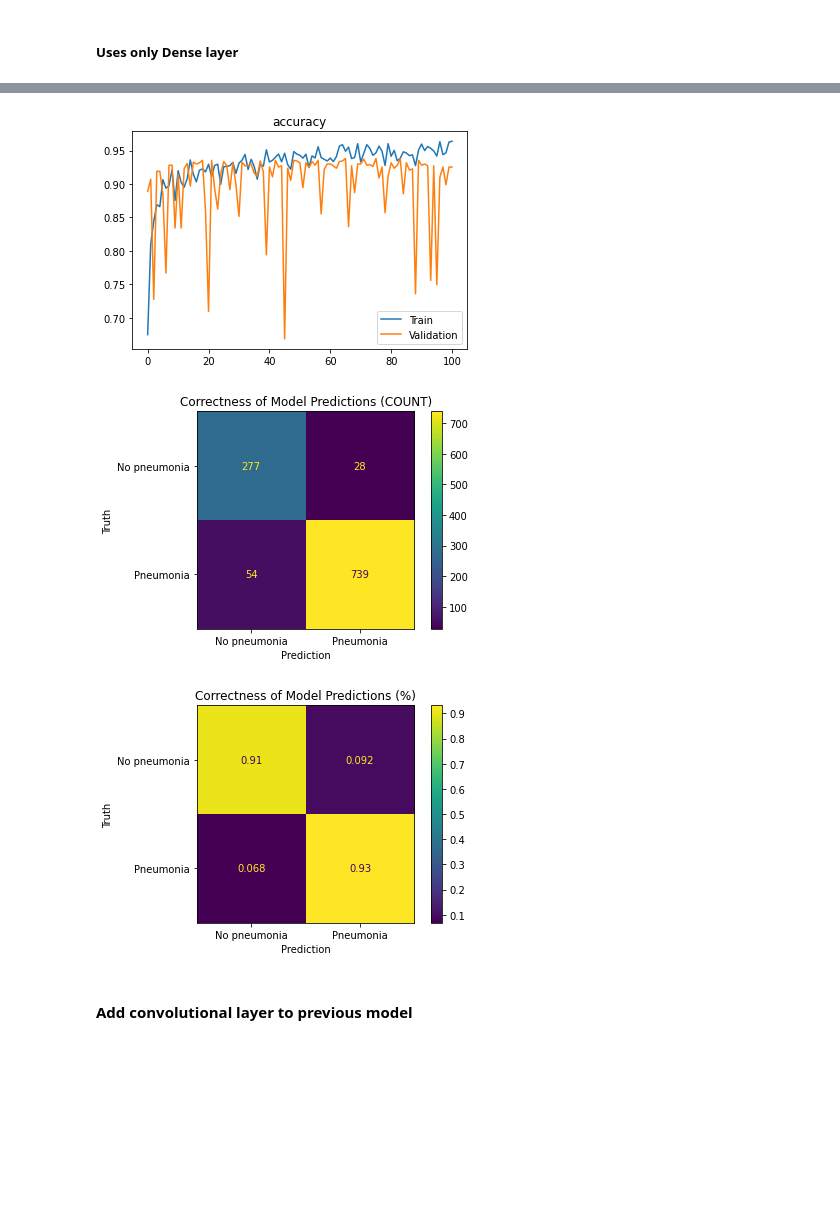
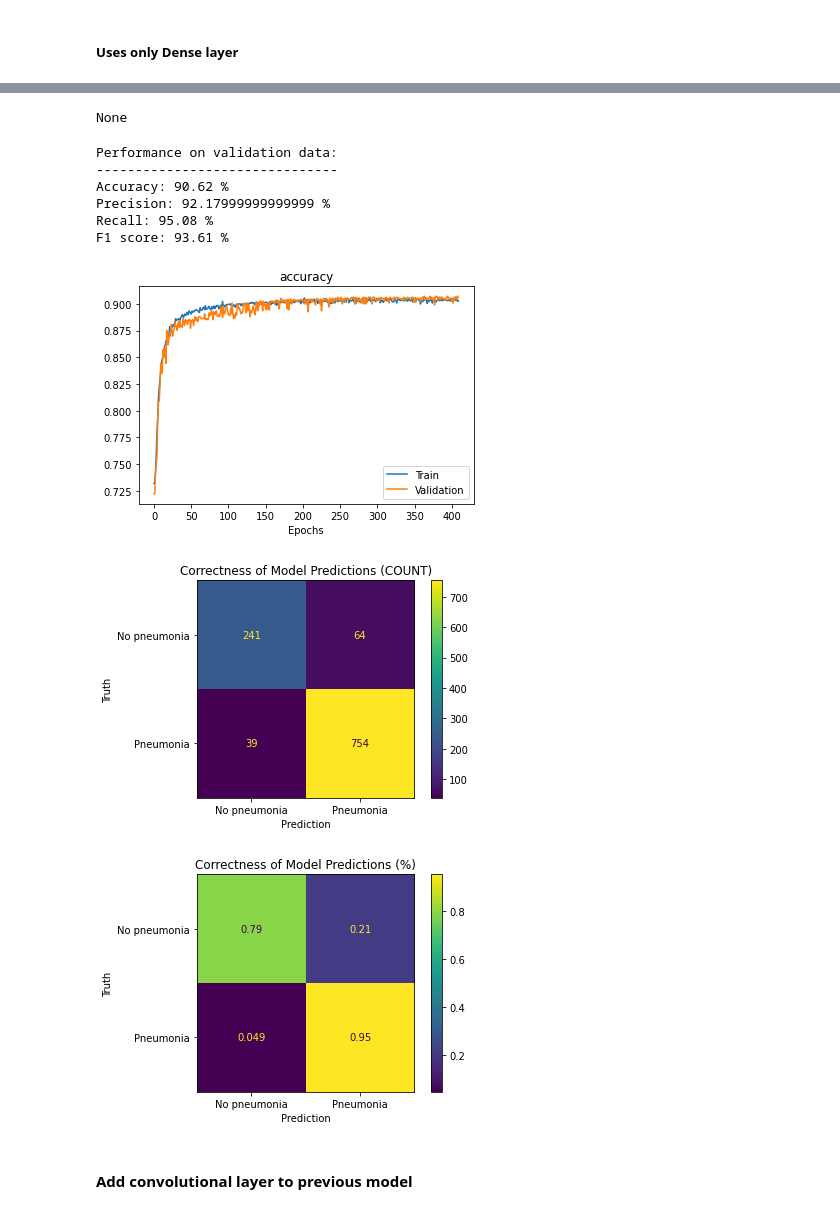
Before and after one commit to sethnlewis/X-Ray-Image-Classification, a Jupyter notebook: notebooks/final-notebook.ipynb, the cells around one changed output, grey strips where cells are left out. Saved outputs shown, nothing was run; the diff lists cells and outputs as text; code cells hidden in the pictures; blank space fills up the shorter version.

```diff
--- a/notebooks/final-notebook.ipynb
+++ b/notebooks/final-notebook.ipynb
@@ -44,7 +44,7 @@ import keras
 from keras import regularizers
 from keras import metrics
 from keras.preprocessing.image import ImageDataGenerator, load_img, array_to_img
-from keras.callbacks import EarlyStopping
+from keras.callbacks import EarlyStopping, ModelCheckpoint
 from keras.models import Sequential
 from keras.layers import *
 
@@ -53,7 +53,7 @@ RANDOM_STATE = 2020 # Ensure repeatable results
 VAL_SPLIT = 0.25 # Use 25% of data for validation and test splits
 
 # Set resolution of each photo. Each image is downsampled to this size (in pixels)
-TARGET_SIZE = 128
+TARGET_SIZE = 8
 # %% [markdown]
 Since this project has been run using local CPUs in addition to the GPUs offered by Google Colab and Kaggle Notebooks, the below cell quickly enables to user to select
 # %%
@@ -231,7 +230,7 @@ def show_model_performance(model, x_val, y_val, fit=False):
     if fit != False:
         plot_metrics(fit.history)
 
-    show_confusion_matrix(model_fsm, x_val, y_val)
+    show_confusion_matrix(model, x_val, y_val)
     display(model.summary())
 
     # Reformat the "Labels" data to enable ease of use of Confusion Matrix
@@ -250,7 +249,13 @@ def show_model_performance(model, x_val, y_val, fit=False):
 # %% [markdown]
 ##### Define Early Stopping callback to eliminate the need for tuning the number of epochs used in a model. This way, the model can run until it has reached its maximum performance without wasting computational power
 # %%
-early_stopper = [EarlyStopping(monitor='val_loss', patience=25)]
+early_stopper = EarlyStopping(monitor='val_loss', patience=25)
+
+checkpoint_filepath = 'tmp/stored_model.h5'
+checkpoint_callback = ModelCheckpoint(checkpoint_filepath,
+                                      save_best_only=True)
+
+#callbacks = [early_stopper, checkpoint_callback]
 # %% [markdown]
 ##### Define the shape of the input data that will be used throughout each of the following models.
 # %%
@@ -271,13 +276,19 @@ model_fsm.compile(optimizer='SGD',
                   loss='categorical_crossentropy')
 
 
+
+path_model = 'tmp/model_fsm.h5'
+check = ModelCheckpoint(path_model,save_best_only=True)
+
 fit_fsm = model_fsm.fit(x=x_train,
                         y=y_train,
                         epochs=500,
                         validation_data=(x_val, y_val),
-                        callbacks=early_stopper,
+                        callbacks=[early_stopper, check],
                         verbose=0)
 
 
+model_fsm.load_weights(path_model)
+
 show_model_performance(model_fsm, x_val, y_val, fit_fsm);
 # %% [output]
@@ -294,8 +305,15 @@ Trainable params: 98,306
 Non-trainable params: 0
 _________________________________________________________________
+None
+Performance on validation data:
+-------------------------------
+Accuracy: 90.62 %
+Precision: 92.17999999999999 %
+Recall: 95.08 %
+F1 score: 93.61 %
-[figure, old version]
+[figure, new version]
-[figure, old version]
+[figure, new version]
-[figure, old version]
+[figure, new version]
 # %% [markdown]
 #### Add convolutional layer to previous model
 # %%
```
Also changed, not shown: parts of 14 cells of this notebook.
